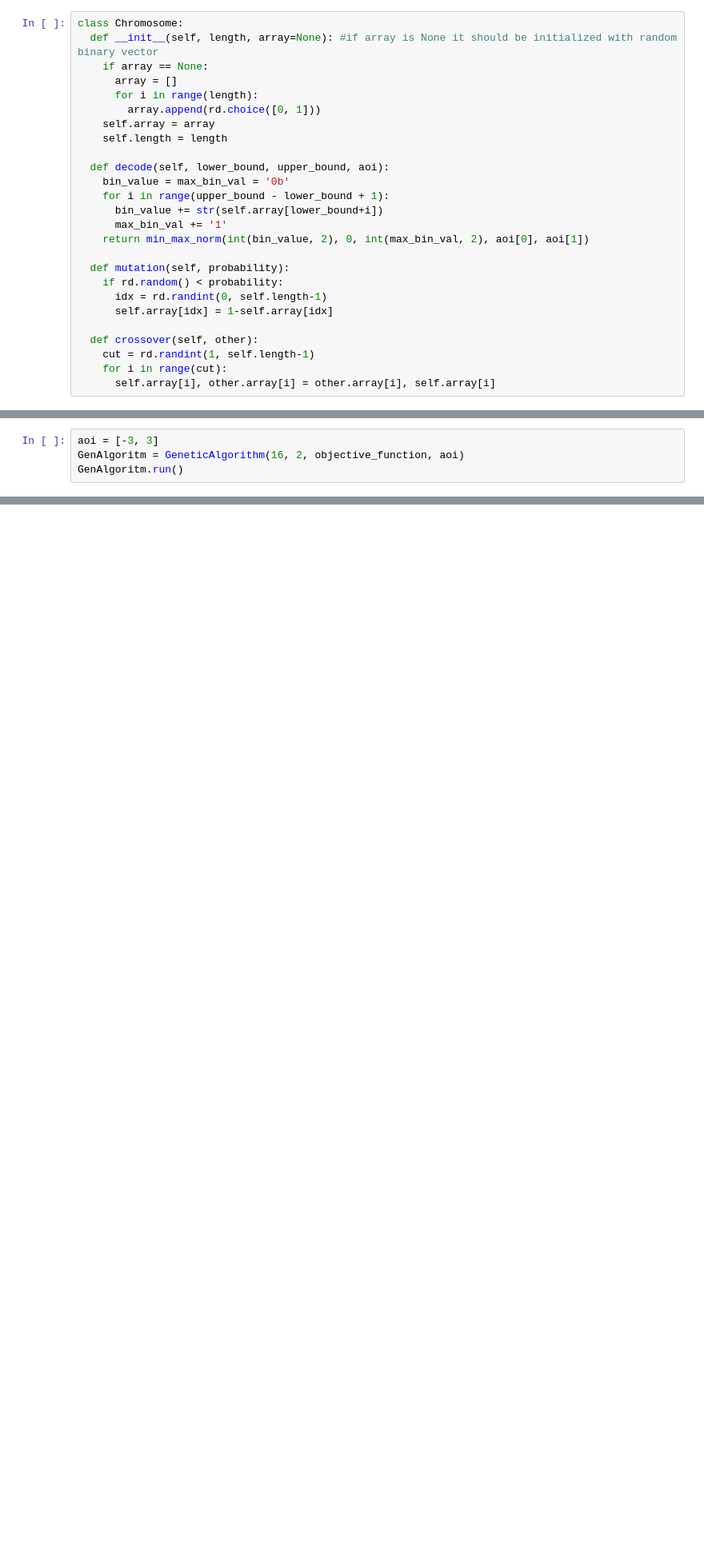
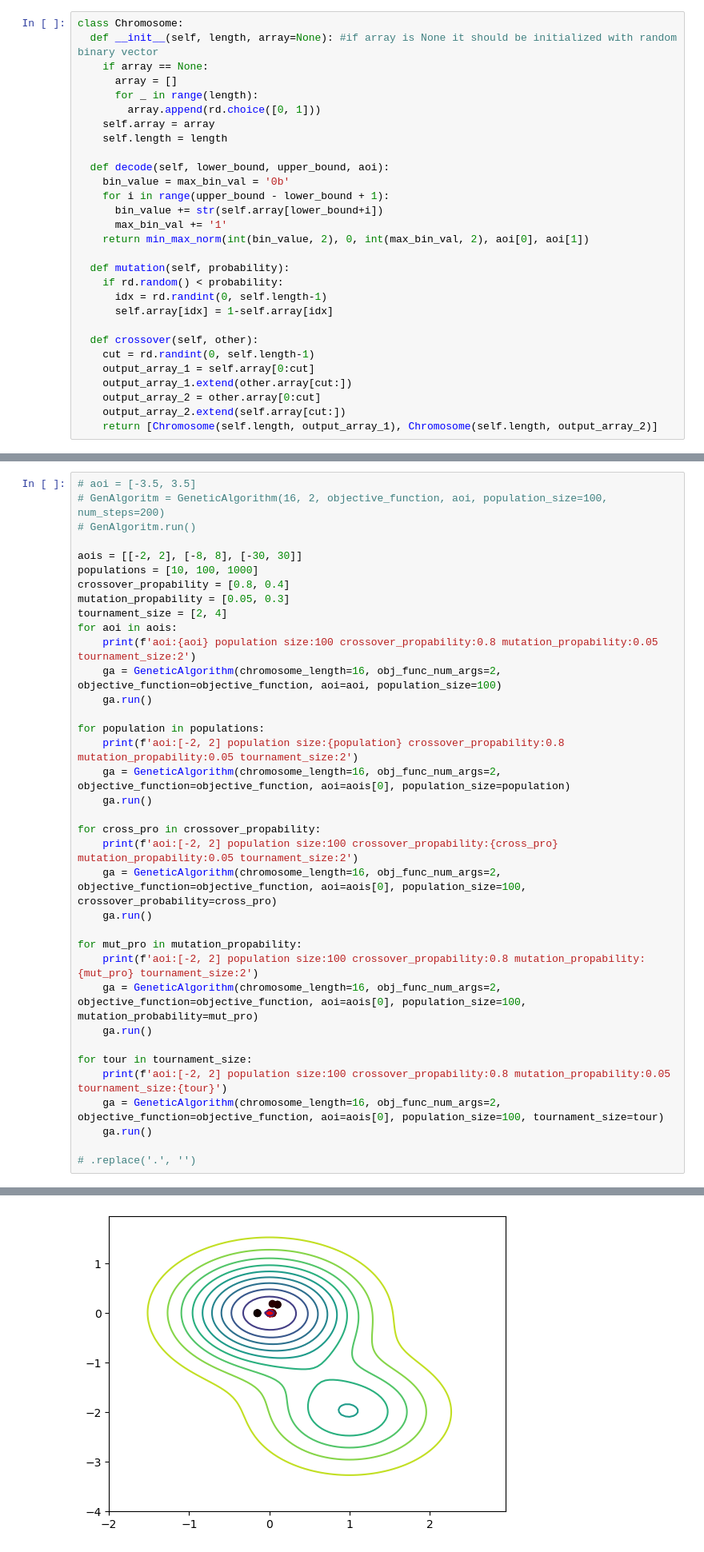
Before and after one commit to szczygiell/Machine_Learning_basics, a Jupyter notebook: zadanie_2.ipynb, the cells around one changed output, grey strips where cells are left out. Shown at 80% size. Cells and saved outputs as stored; diff of their text form; blank space fills up the shorter version.

```diff
--- a/zadanie_2.ipynb
+++ b/zadanie_2.ipynb
@@ -28,7 +28,7 @@ class Chromosome:
   def __init__(self, length, array=None): #if array is None it should be initialized with random binary vector
     if array == None:
       array = []
-      for i in range(length):
+      for _ in range(length):
         array.append(rd.choice([0, 1]))
     self.array = array
     self.length = length
@@ -46,9 +46,12 @@ class Chromosome:
       self.array[idx] = 1-self.array[idx]
 
   def crossover(self, other):
-    cut = rd.randint(1, self.length-1)
-    for i in range(cut):
-      self.array[i], other.array[i] = other.array[i], self.array[i]
+    cut = rd.randint(0, self.length-1)
+    output_array_1 = self.array[0:cut]
+    output_array_1.extend(other.array[cut:])
+    output_array_2 = other.array[0:cut]
+    output_array_2.extend(self.array[cut:])
+    return [Chromosome(self.length, output_array_1), Chromosome(self.length, output_array_2)]
 # %%
 def objective_function(x1, x2):
     return 1.5 - np.exp(-x1**2 - x2**2) - 0.5 * np.exp(-(x1 - 1)**2 - (x2 + 2)**2)
@@ -127,4 +141,37 @@ class GeneticAlgorithm:
-# %%
-aoi = [-3, 3]
-GenAlgoritm = GeneticAlgorithm(16, 2, objective_function, aoi)
-GenAlgoritm.run()
+# %%
+# aoi = [-3.5, 3.5]
+# GenAlgoritm = GeneticAlgorithm(16, 2, objective_function, aoi, population_size=100, num_steps=200)
+# GenAlgoritm.run()
+
+aois = [[-2, 2], [-8, 8], [-30, 30]]
+populations = [10, 100, 1000]
+crossover_propability = [0.8, 0.4]
+mutation_propability = [0.05, 0.3]
+tournament_size = [2, 4]
+for aoi in aois:
+    print(f'aoi:{aoi} population size:100 crossover_propability:0.8 mutation_propability:0.05 tournament_size:2')
+    ga = GeneticAlgorithm(chromosome_length=16, obj_func_num_args=2, objective_function=objective_function, aoi=aoi, population_size=100)
+    ga.run()
+
+for population in populations:
+    print(f'aoi:[-2, 2] population size:{population} crossover_propability:0.8 mutation_propability:0.05 tournament_size:2')
+    ga = GeneticAlgorithm(chromosome_length=16, obj_func_num_args=2, objective_function=objective_function, aoi=aois[0], population_size=population)
+    ga.run()
+
+for cross_pro in crossover_propability:
+    print(f'aoi:[-2, 2] population size:100 crossover_propability:{cross_pro} mutation_propability:0.05 tournament_size:2')
+    ga = GeneticAlgorithm(chromosome_length=16, obj_func_num_args=2, objective_function=objective_function, aoi=aois[0], population_size=100, crossover_probability=cross_pro)
+    ga.run()
+
+for mut_pro in mutation_propability:
+    print(f'aoi:[-2, 2] population size:100 crossover_propability:0.8 mutation_propability:{mut_pro} tournament_size:2')
+    ga = GeneticAlgorithm(chromosome_length=16, obj_func_num_args=2, objective_function=objective_function, aoi=aois[0], population_size=100, mutation_probability=mut_pro)
+    ga.run()
+
+for tour in tournament_size:
+    print(f'aoi:[-2, 2] population size:100 crossover_propability:0.8 mutation_propability:0.05 tournament_size:{tour}')
+    ga = GeneticAlgorithm(chromosome_length=16, obj_func_num_args=2, objective_function=objective_function, aoi=aois[0], population_size=100, tournament_size=tour)
+    ga.run()
+
+# .replace('.', '')
+# %% [output]
@@ -130,0 +179 @@ GenAlgoritm.run()
+[figure, added]
```
Also changed, not shown: parts of 2 cells of this notebook.
